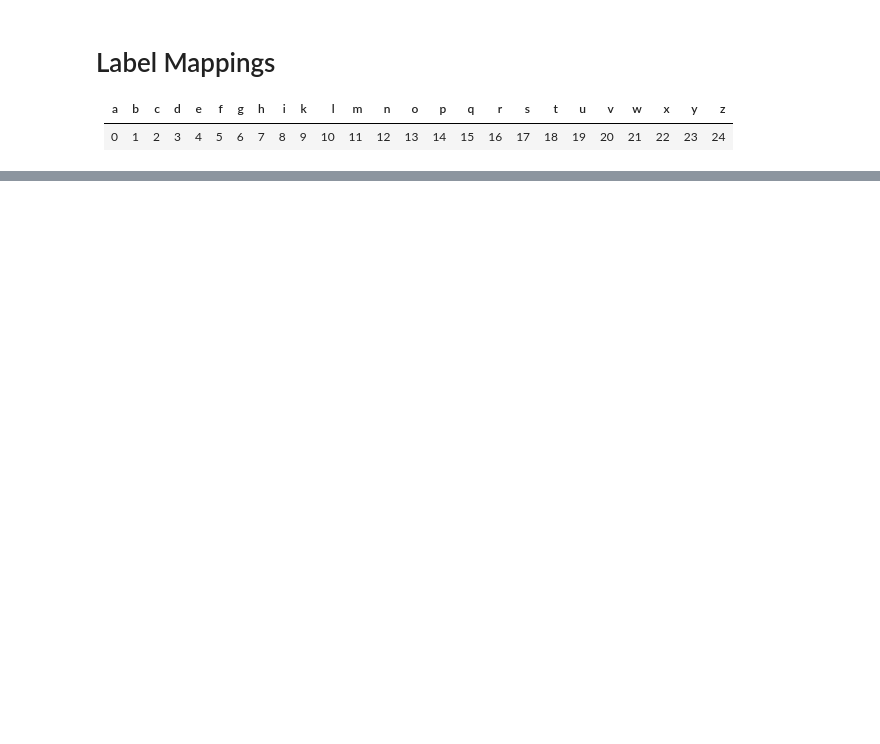
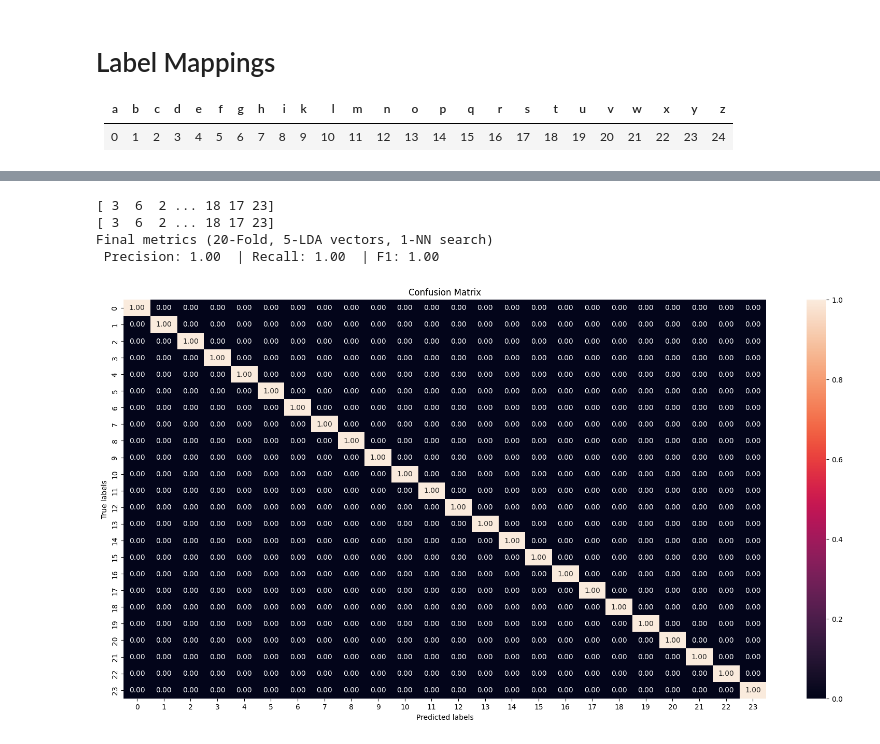
Before and after one commit to Mauricio-Bernuy/P2-IA, a Jupyter notebook: P2IA.ipynb, the cells around one changed output, grey strips where cells are left out. Saved outputs shown, nothing was run; the diff lists cells and outputs as text; code cells hidden in the pictures; blank space fills up the shorter version.

```diff
--- a/P2IA.ipynb
+++ b/P2IA.ipynb
@@ -252,0 +118,10 @@ cnf_matrix = confusion_matrix(y_test, y_pred_val)
+# %%
+sign_df_train = pd.read_csv("dataset/sign_mnist_train.csv")
+
+sign_X_train = sign_df.loc[:,  sign_df.columns != "label"].values
+sign_Y_train = sign_df.loc[:,["label"]].values
+
+sign_df_test = pd.read_csv("dataset/sign_mnist_test.csv")
+
+sign_X_test = sign_df.loc[:,  sign_df.columns != "label"].values
+sign_Y_test = sign_df.loc[:,["label"]].values
@@ -360 +219,62 @@ y_full.shape
+# %%
+from xml.etree.ElementInclude import include
+from sklearn.preprocessing import StandardScaler
+from sklearn.model_selection import KFold
+from sklearn.metrics import f1_score, recall_score, precision_score,roc_auc_score
+from sklearn.metrics import classification_report
+import numpy as np
+import itertools
+
+from sklearn.model_selection import train_test_split
+
+def split_KNN(X_, Y_, k_splits_ = 10, n_comps_ = 20, k_ = 3):
+  # kf = KFold(n_splits=k_splits_, random_state=False, shuffle=False)
+  kf = KFold(n_splits=k_splits_)
+
+  # split = 0
+  precision = recall = f1 = AUC = 0
+  # X_train, X_test, Y_train, Y_test = train_test_split(X_, Y_, test_size=0.2, random_state=42)
+  X_train, X_test, Y_train, Y_test = sign_X_train, sign_X_test,sign_Y_train,sign_Y_test
+
+
+    # X_train, X_test = X_[train_index, :], X_[test_index, :]
+    # Y_train, Y_test = Y_[train_index], Y_[test_index]
+
+  Scaler = StandardScaler()
+  X_train = Scaler.fit_transform(X_train)
+  X_train = pd.DataFrame(X_train)
+  X_test = Scaler.transform(X_test)
+  X_test = pd.DataFrame(X_test)
+
+  model = KNN_LDA(n_comps_,k_)
+  model.fit(X=X_train, y=Y_train.ravel())
+  Y_predicted = model.predict(X_test)
+  np.set_printoptions(threshold=300)
+  print(Y_test.ravel())
+  print(Y_predicted)
+  # metrics
+  precision += precision_score(Y_test, Y_predicted, average="weighted")
+  recall += recall_score(Y_test, Y_predicted, average="weighted")
+  f1 += f1_score(Y_test, Y_predicted,  average="weighted")
+
+  # precision /= k_splits_
+  # recall /= k_splits_
+  # f1 /= k_splits_
+  # AUC /= k_splits_
+
+  print(f"Final metrics ({k_splits_}-Fold, {n_comps_}-LDA vectors, {k_}-NN search)\n",
+  "Precision:", "{:.2f}".format(precision),
+  " | Recall:", "{:.2f}".format(recall),
+  " | F1:", "{:.2f}".format(f1))
+
+  plot_cnf_matrix(Y_test, Y_predicted)
+
+
+split_KNN(sign_X, sign_Y, 20, 5, 1)
+# %% [output]
+[ 3  6  2 ... 18 17 23]
+[ 3  6  2 ... 18 17 23]
+Final metrics (20-Fold, 5-LDA vectors, 1-NN search)
+ Precision: 1.00  | Recall: 1.00  | F1: 1.00
+[figure, added]
 # %%
```
Also changed, not shown: parts of 38 cells of this notebook, 1 other file.
